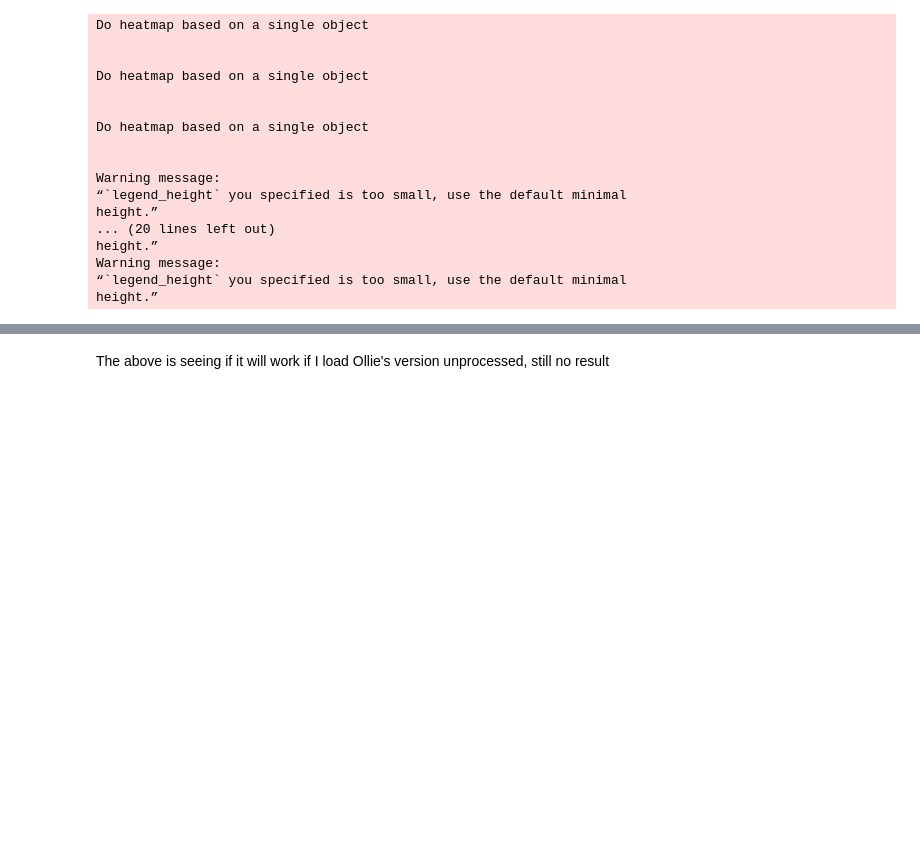
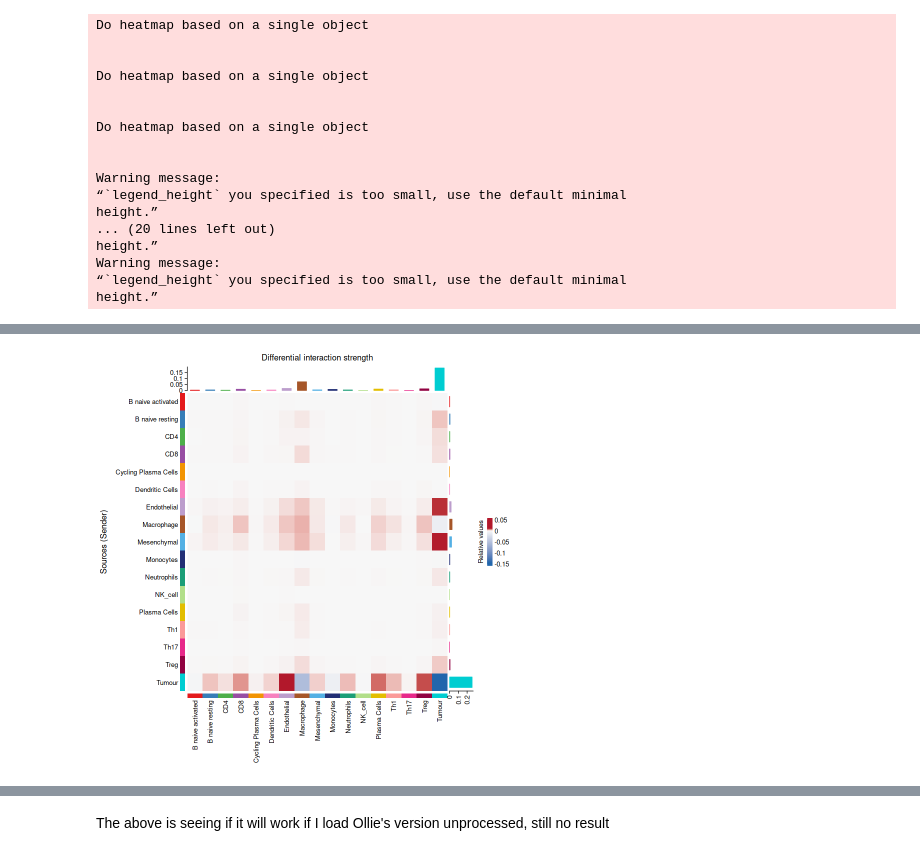
Before and after one commit to EmilyKate416/Spatial, a Jupyter notebook: cellchat.ipynb, the cells around one changed output, grey strips where cells are left out. Cells and saved outputs as stored; diff of their text form; code cells hidden in the pictures; blank space fills up the shorter version.

```diff
--- a/cellchat.ipynb
+++ b/cellchat.ipynb
@@ -275,3 +363,7 @@ Merge the following slots: 'data.signaling','images','net', 'netP','meta', 'iden
+# %%
+gg2
+# %% [output]
+[figure, added]
 # %%
 
 #Make the heatmap object (counts of significant LR pairs between sender→receiver)
```
Also changed, not shown: parts of 22 cells of this notebook.
